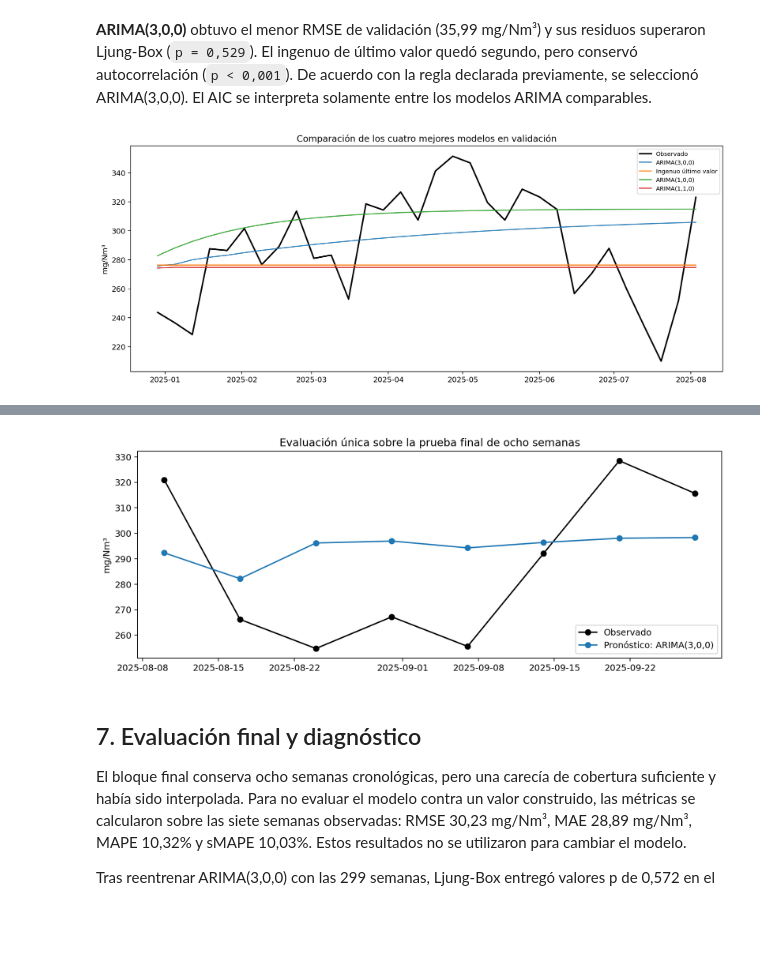
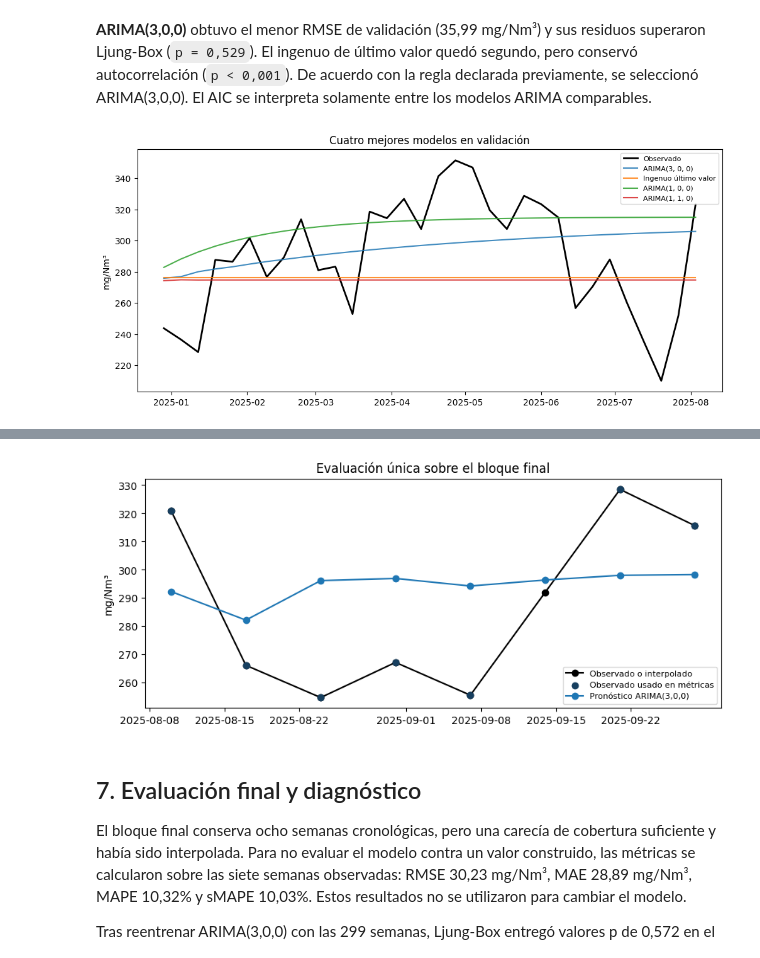
Before and after one commit to glopezr10/proyecto_series_tiempo, a Jupyter notebook: prototipo_entrega/Trabajo_Final_Series_Tiempo.ipynb, the cells around one changed output, grey strips where cells are left out. Drawn from its saved outputs; the diff is of its cells as text; code cells hidden in the pictures; blank space fills up the shorter version.

```diff
--- a/prototipo_entrega/Trabajo_Final_Series_Tiempo.ipynb
+++ b/prototipo_entrega/Trabajo_Final_Series_Tiempo.ipynb
@@ -61,3 +69,13 @@ Para una revisión rápida puede omitirse, porque los resultados ya fueron expor
 # %%
-# Descomentar para reconstruir la base desde los CSV originales.
-# %run ../ejecutar_auditoria.py
+horaria = pd.read_csv(
+    DATA / "angamos1_nox_horaria_filtrada.csv",
+    parse_dates=["fecha"]
+)
+
+assert horaria["fecha"].notna().all()
+assert not horaria["fecha"].duplicated().any()
+assert horaria["fecha"].is_monotonic_increasing
+
+print(f"Registros horarios: {len(horaria):,}")
+print(f"Periodo: {horaria['fecha'].min()} a {horaria['fecha'].max()}")
+display(horaria.head())
@@ -244,10 +417,40 @@ display(comparacion.style.format({
 # %% [markdown]
 **ARIMA(3,0,0)** obtuvo el menor RMSE de validación (35,99 mg/Nm³) y sus residuos superaron Ljung-Box (`p = 0,529`). El ingenuo de último valor quedó segundo, pero conservó autocorrelación (`p < 0,001`). De acuerdo con la regla declarada previamente, se seleccionó ARIMA(3,0,0). El AIC se interpreta solamente entre los modelos ARIMA comparables.
 # %%
-display(Image(filename=str(FIGURES / "05_validacion_modelos.png")))
-metricas_prueba = pd.read_csv(TABLES / "08_metricas_prueba_final.csv")
+def ajustar_arima_300(y):
+    return SARIMAX(
+        y, order=(3, 0, 0), trend="c",
+        enforce_stationarity=False, enforce_invertibility=False
+    ).fit(disp=False, maxiter=200, cov_type="none")
+
+fig, ax = plt.subplots(figsize=(12, 5))
+ax.plot(validacion, label="Observado", color="black", linewidth=2)
+for nombre in comparacion.head(4)["modelo"]:
+    ax.plot(validacion.index, pronosticos_validacion[nombre], label=nombre, alpha=0.85)
+ax.set(title="Cuatro mejores modelos en validación", ylabel="mg/Nm³")
+ax.legend(fontsize=8)
+plt.show()
+
+train_validacion = serie.iloc[:-H_PRUEBA]
+ajuste_prueba = ajustar_arima_300(train_validacion)
+pred_prueba = np.asarray(ajuste_prueba.get_forecast(H_PRUEBA).predicted_mean)
+mascara_observada = ~semanal["valor_imputado"].iloc[-H_PRUEBA:].to_numpy()
+metricas_prueba = pd.DataFrame([{
+    "modelo": modelo_seleccionado,
+    "semanas_bloque_prueba": H_PRUEBA,
+    "semanas_observadas_evaluadas": int(mascara_observada.sum()),
+    **calcular_metricas(prueba.iloc[mascara_observada], pred_prueba[mascara_observada])
+}])
 display(metricas_prueba)
-display(Image(filename=str(FIGURES / "06_prueba_final.png")))
+
+fig, ax = plt.subplots(figsize=(10, 4))
+ax.plot(prueba, label="Observado o interpolado", marker="o", color="black")
+ax.scatter(prueba.index[mascara_observada], prueba.iloc[mascara_observada],
+           label="Observado usado en métricas", color="#173f5f", zorder=3)
+ax.plot(prueba.index, pred_prueba, label="Pronóstico ARIMA(3,0,0)", marker="o")
+ax.set(title="Evaluación única sobre el bloque final", ylabel="mg/Nm³")
+ax.legend(fontsize=8)
+plt.show()
 # %% [output]
-[figure, old version]
+[figure, new version]
 |  | modelo | semanas_bloque_prueba | semanas_observadas_evaluadas | RMSE | MAE | MAPE | sMAPE |
@@ -255,4 +458,4 @@ display(Image(filename=str(FIGURES / "06_prueba_final.png")))
-[figure, old version]
+[figure, new version]
 # %% [markdown]
 ## 7. Evaluación final y diagnóstico
 
```
Also changed, not shown: parts of 19 cells of this notebook, 7 other files.
